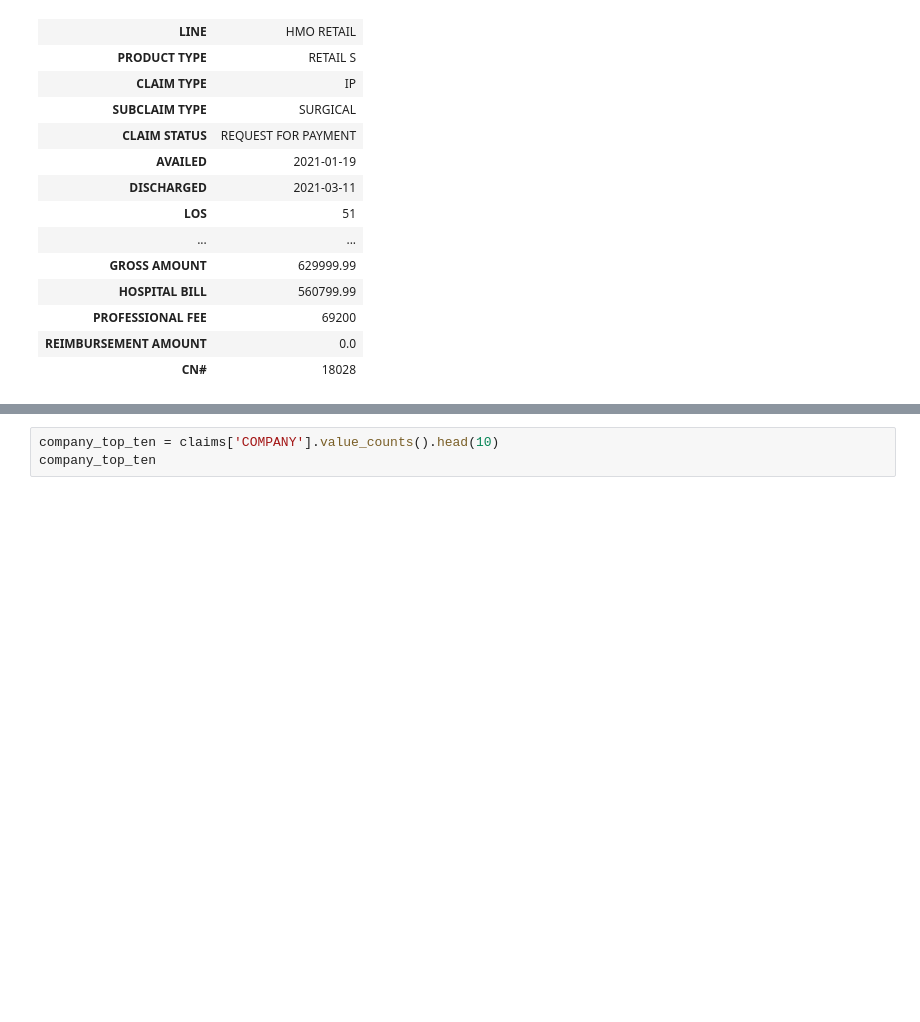
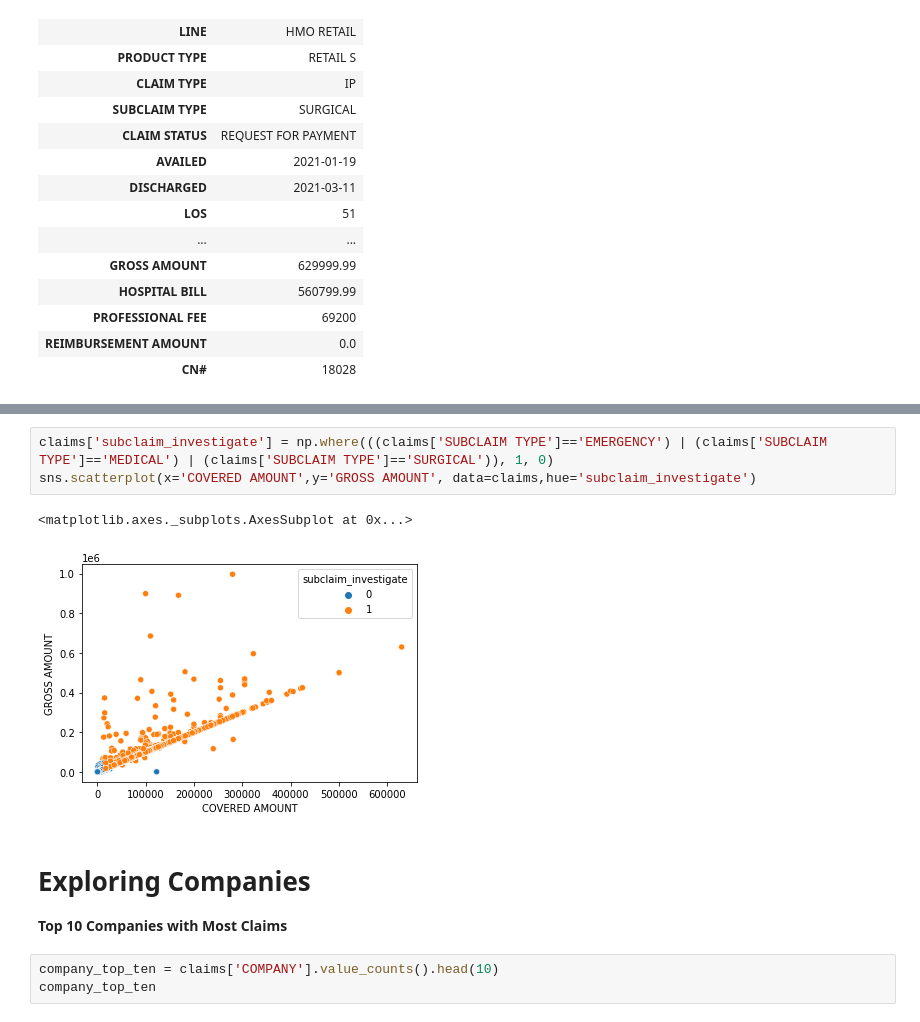
Before and after one commit to dgalian/FTW_B7, a Jupyter notebook: Capstone/Capstone_EDA.ipynb, the cells around one changed output, grey strips where cells are left out. Drawn from its saved outputs; the diff is of its cells as text; blank space fills up the shorter version.

```diff
--- a/Capstone/Capstone_EDA.ipynb
+++ b/Capstone/Capstone_EDA.ipynb
@@ -150,3 +195,13 @@ Exploring top 10 Companies with most claims
+# %%
+claims['subclaim_investigate'] = np.where(((claims['SUBCLAIM TYPE']=='EMERGENCY') | (claims['SUBCLAIM TYPE']=='MEDICAL') | (claims['SUBCLAIM TYPE']=='SURGICAL')), 1, 0)
+sns.scatterplot(x='COVERED AMOUNT',y='GROSS AMOUNT', data=claims,hue='subclaim_investigate')
+# %% [output]
+<matplotlib.axes._subplots.AxesSubplot at 0x...>
+[figure, added]
+# %% [markdown]
+# Exploring Companies
+
+**Top 10 Companies with Most Claims**
 # %%
 company_top_ten = claims['COMPANY'].value_counts().head(10)
 company_top_ten
```
Also changed, not shown: parts of 30 cells of this notebook.
